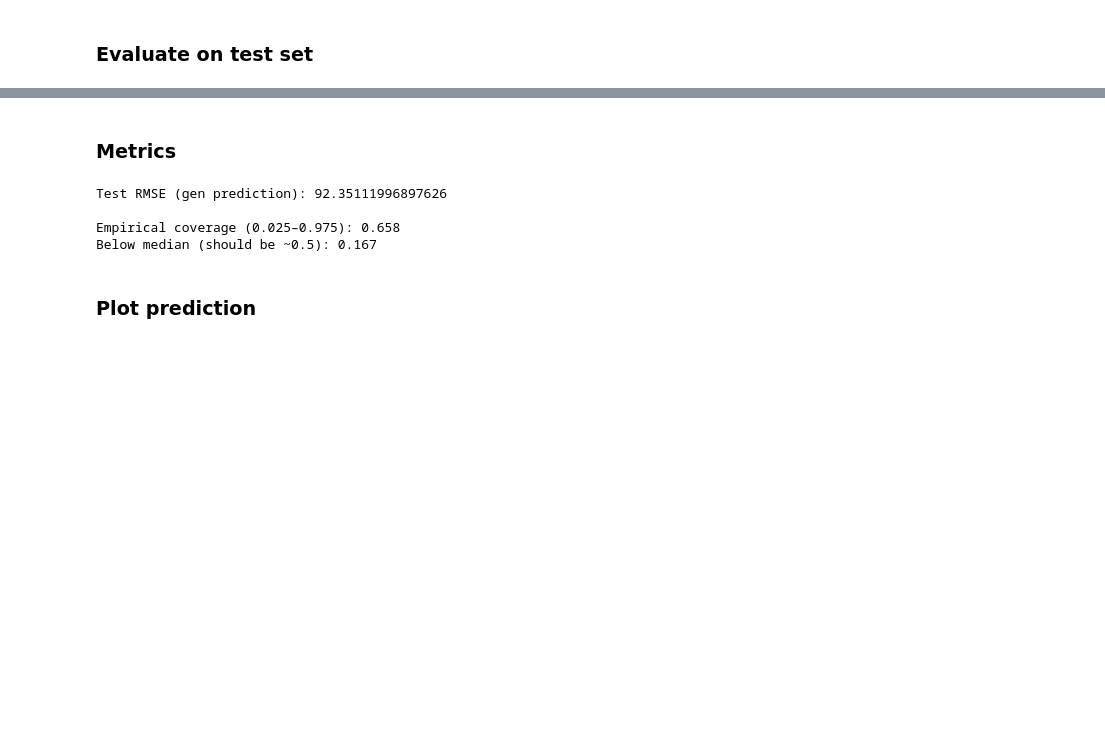
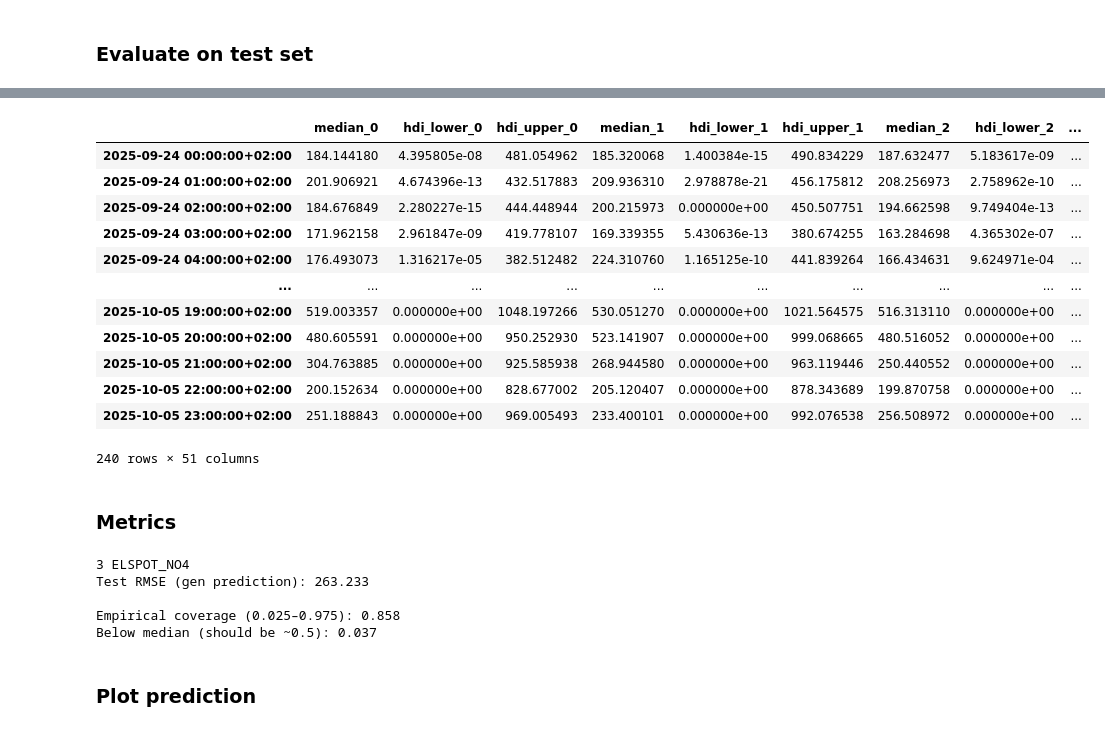
Before and after one commit to noemiwbr/master_thesis, a Jupyter notebook: notebooks/evaluation.ipynb, the cells around one changed output, grey strips where cells are left out. Drawn from its saved outputs; the diff is of its cells as text; code cells hidden in the pictures; blank space fills up the shorter version.

```diff
--- a/notebooks/evaluation.ipynb
+++ b/notebooks/evaluation.ipynb
@@ -54,7 +86,7 @@ bid_zones = ["ELSPOT NO1", "ELSPOT NO2", "ELSPOT NO3", "ELSPOT NO4"]
 bid_zones = [bz.replace(" ", "_") for bz in bid_zones]
 
 
-dataset = data_cfg.dataset
+dataset = "forecast"  # data_cfg.dataset
 if dataset == "nowcast":
     evaluation_dates = [
         "2025-09-22",
@@ -98,12 +130,20 @@ elif dataset == "forecast":
         bid_zone=bid_zone, dataset="forecast", dir_path="../checkpoints"
     )
 
-    eval_data = load_evaluation_forecast_data(
+    eval_data = load_evaluation_forecast_data_eff(
         dates=evaluation_dates,
         scaler_params=scaler_data_forecast["scaler_params"],
         site_scaler_params=scaler_data_forecast["site_scaler_params"],
         bid_zone=bid_zone,
         ensemble_members=None,
-        variance_feature=True,
+        variance_feature=False,
     )
+    # eval_data_old = load_evaluation_forecast_data(
+    #     dates=evaluation_dates,
+    #     scaler_params=scaler_data_forecast["scaler_params"],
+    #     site_scaler_params=scaler_data_forecast["site_scaler_params"],
+    #     bid_zone=bid_zone,
+    #     ensemble_members=None,
+    #     variance_feature=False,
+    # )
 # %% [output]
@@ -238,3 +238,34 @@ elif model_cfg.backend == "torch":
+# %%
+df_out = pd.concat(forecasts_ext, axis=1, keys=range(len(forecasts_ext)))
+
+df_out.columns = [f"{col}_{i}" for i, col in df_out.columns]
+
+median_cols = df_out.filter(regex=r"^median_").columns
+hdi_lower_cols = df_out.filter(regex=r"^hdi_lower_").columns
+hdi_upper_cols = df_out.filter(regex=r"^hdi_upper_").columns
+
+df_out["mean_median"] = df_out[median_cols].mean(axis=1)
+df_out["std_median"] = df_out[median_cols].std(axis=1)
+df_out["mean_hdi_lower"] = df_out[hdi_lower_cols].mean(axis=1)
+df_out["std_hdi_lower"] = df_out[hdi_lower_cols].std(axis=1)
+df_out["mean_hdi_upper"] = df_out[hdi_upper_cols].mean(axis=1)
+df_out["std_hdi_upper"] = df_out[hdi_upper_cols].std(axis=1)
+# %%
+df_out
+# %% [output]
+|  | median_0 | hdi_lower_0 | hdi_upper_0 | median_1 | hdi_lower_1 | hdi_upper_1 | median_2 | hdi_lower_2 | ... |
+| 2025-09-24 00:00:00+02:00 | 184.144180 | 4.395805e-08 | 481.054962 | 185.320068 | 1.400384e-15 | 490.834229 | 187.632477 | 5.183617e-09 | ... |
+| 2025-09-24 01:00:00+02:00 | 201.906921 | 4.674396e-13 | 432.517883 | 209.936310 | 2.978878e-21 | 456.175812 | 208.256973 | 2.758962e-10 | ... |
+| 2025-09-24 02:00:00+02:00 | 184.676849 | 2.280227e-15 | 444.448944 | 200.215973 | 0.000000e+00 | 450.507751 | 194.662598 | 9.749404e-13 | ... |
+| 2025-09-24 03:00:00+02:00 | 171.962158 | 2.961847e-09 | 419.778107 | 169.339355 | 5.430636e-13 | 380.674255 | 163.284698 | 4.365302e-07 | ... |
+| 2025-09-24 04:00:00+02:00 | 176.493073 | 1.316217e-05 | 382.512482 | 224.310760 | 1.165125e-10 | 441.839264 | 166.434631 | 9.624971e-04 | ... |
+| ... | ... | ... | ... | ... | ... | ... | ... | ... | ... |
+| 2025-10-05 19:00:00+02:00 | 519.003357 | 0.000000e+00 | 1048.197266 | 530.051270 | 0.000000e+00 | 1021.564575 | 516.313110 | 0.000000e+00 | ... |
+| 2025-10-05 20:00:00+02:00 | 480.605591 | 0.000000e+00 | 950.252930 | 523.141907 | 0.000000e+00 | 999.068665 | 480.516052 | 0.000000e+00 | ... |
+| 2025-10-05 21:00:00+02:00 | 304.763885 | 0.000000e+00 | 925.585938 | 268.944580 | 0.000000e+00 | 963.119446 | 250.440552 | 0.000000e+00 | ... |
+| 2025-10-05 22:00:00+02:00 | 200.152634 | 0.000000e+00 | 828.677002 | 205.120407 | 0.000000e+00 | 878.343689 | 199.870758 | 0.000000e+00 | ... |
+| 2025-10-05 23:00:00+02:00 | 251.188843 | 0.000000e+00 | 969.005493 | 233.400101 | 0.000000e+00 | 992.076538 | 256.508972 | 0.000000e+00 | ... |
+240 rows × 51 columns
 # %%
 # # Save predictions to CSV
 # data_folder = f"../data/evaluation/eval_period"
@@ -248,8 +279,10 @@ elif model_cfg.backend == "torch":
 # %% [markdown]
 ### Metrics
 # %%
-i = 0  # [0,1,2,3], choose which bid zone should be plotted
-bid_zone = f"ELSPOT_NO{i+1}"
+bid_zone = model_cfg.data.bid_zone.replace(" ", "_")
+i = int(bid_zone.split("NO")[-1]) - 1
+print(i, bid_zone)
+
 rmse = np.sqrt(np.mean((forecast[bid_zone] - eval_data["Y_eval_gen"]) ** 2))
 
 print("Test RMSE (gen prediction):", rmse)
@@ -262,9 +295,10 @@ print(f"\nEmpirical coverage (0.025–0.975): {coverage_90:.3f}")
 below_median = (eval_data["Y_eval_gen"] <= forecast_extended[i]["median"]).mean()
 print(f"Below median (should be ~0.5): {below_median:.3f}")
 # %% [output]
-Test RMSE (gen prediction): 92.35111996897626
+3 ELSPOT_NO4
+Test RMSE (gen prediction): 263.233
 
-Empirical coverage (0.025–0.975): 0.658
-Below median (should be ~0.5): 0.167
+Empirical coverage (0.025–0.975): 0.858
+Below median (should be ~0.5): 0.037
 # %% [markdown]
 ### Plot prediction
```
Also changed, not shown: parts of 14 cells of this notebook.
